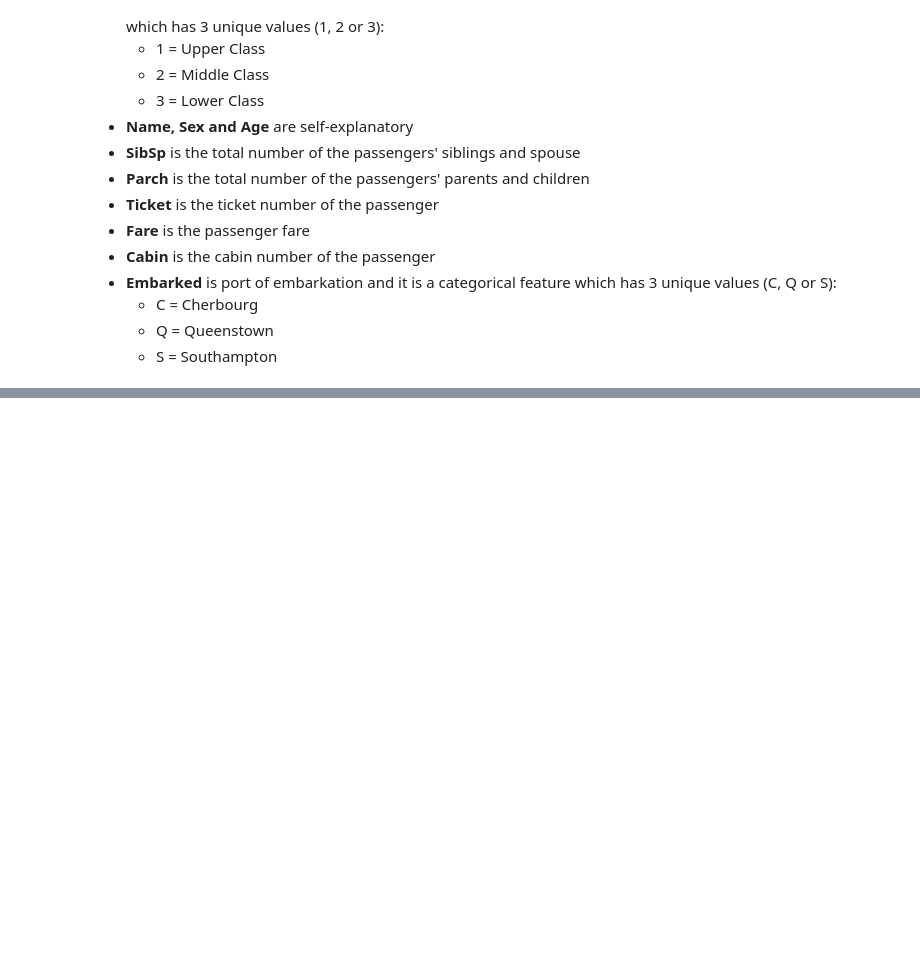
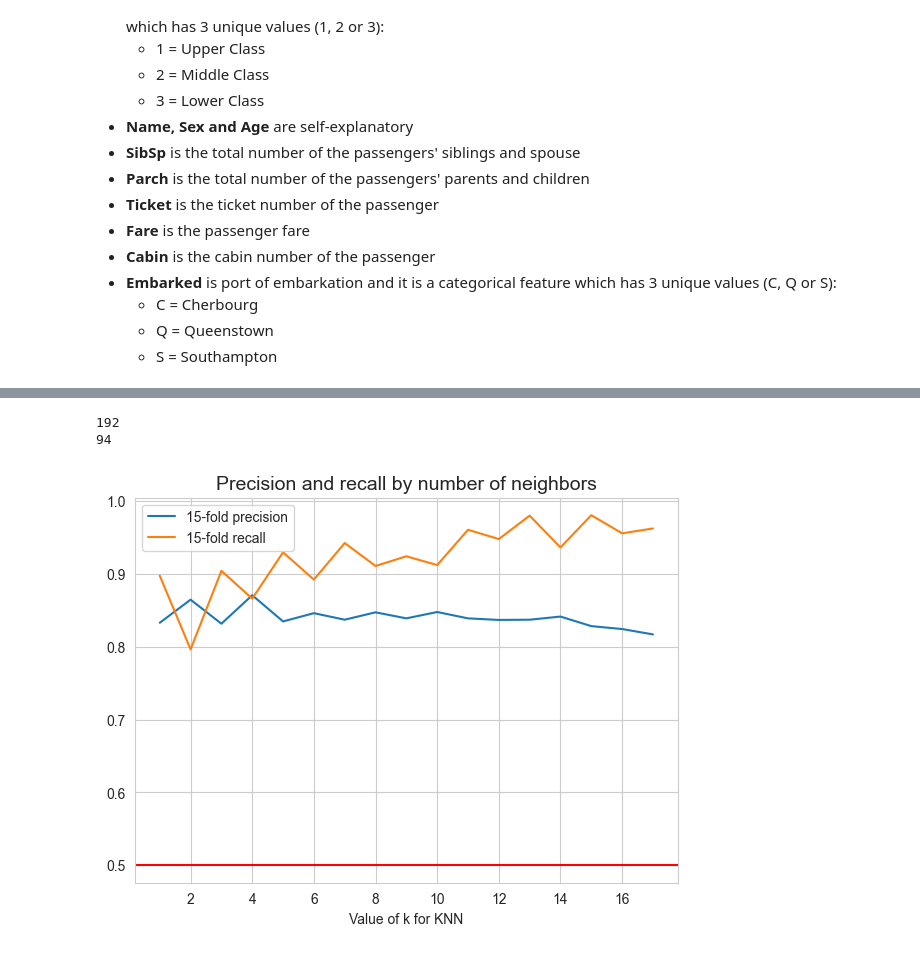
Before and after one commit to Kowalski1024/ml-playground, a Jupyter notebook: titanic.ipynb, the cells around one changed output, grey strips where cells are left out. Drawn from its saved outputs; the diff is of its cells as text; code cells hidden in the pictures; blank space fills up the shorter version.

```diff
--- a/titanic.ipynb
+++ b/titanic.ipynb
@@ -335,0 +286,8 @@ See the caveats in the documentation: https://pandas.pydata.org/pandas-docs/stab
+# %%
+import numpy as np
+X_test_m = test_male[features]
+predictions = male_pipeline.predict(X_test_m)
+# predictions = np.where(predictions >= 0.70, 1, 0)
+print('\nThe following 9 adult males are predicted to live:')
+print(len(test_male.loc[predictions == 1]))
+data.loc[892:1309][male_mask][predictions == 1][['Name', 'Pclass', 'Pfare']]
@@ -335,0 +312,40 @@ See the caveats in the documentation: https://pandas.pydata.org/pandas-docs/stab
+# %%
+data.loc[892:1309, 'Predict'][male_mask] = predictions
+submit = pd.DataFrame({'PassengerId': data.loc[892:1309].index, 'Survived': data.loc[892:1309, 'Predict'].astype(int)})
+submit.to_csv('gender_model2.csv', index=False)
+# %%
+# female
+female_mask = (data['Sex'] == 'female') & (data['GroupId'] == -1)
+train_female = data[0:891].loc[female_mask]
+test_female = data[891:1309].loc[female_mask]
+print(len(train_female))
+print(len(test_female))
+# %% [output]
+192
+94
+# %%
+X_m = train_female[features]
+y_m = train_female['Survived']
+
+precision_m = []
+recall_m = []
+
+for k in range(1,18):
+    pipeline1 = Pipeline(steps=[
+        ('preprocessor', preprocessor),
+        ('model', KNeighborsClassifier(n_neighbors=k))
+    ])
+    precision_m.append(cross_val_score(pipeline1, X_m, y_m, cv=15, n_jobs=-1, scoring='precision').mean())
+    recall_m.append(cross_val_score(pipeline1, X_m, y_m, cv=15, n_jobs=-1, scoring='recall').mean())
+
+k_range = range(1,18)
+plt.figure(figsize=(7,5))
+plt.plot(k_range, precision_m, label='15-fold precision')
+plt.plot(k_range, recall_m, label='15-fold recall')
+plt.axhline(y=0.5, color='r')
+plt.xlabel('Value of k for KNN')
+plt.title('Precision and recall by number of neighbors', fontsize=14)
+plt.legend()
+plt.show()
+# %% [output]
+[figure, added]
```
Also changed, not shown: parts of 42 cells of this notebook.
